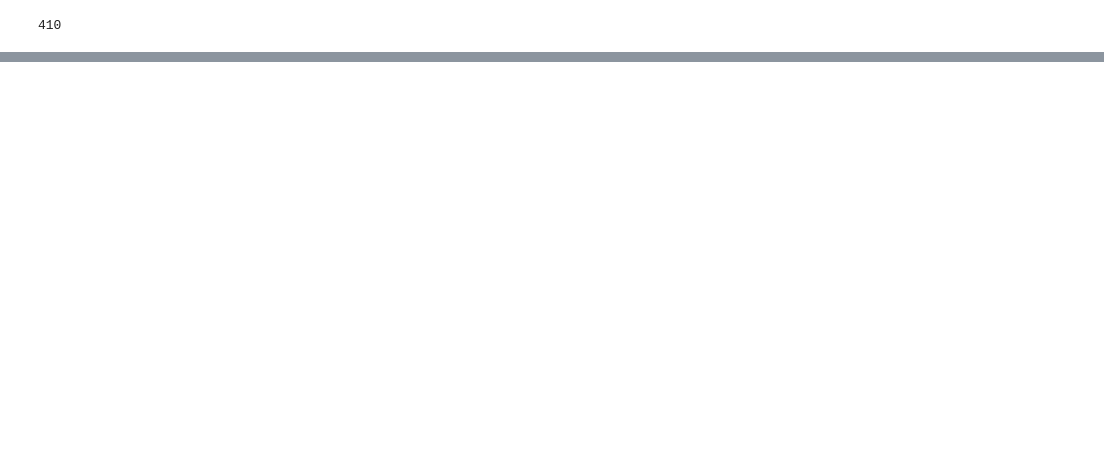
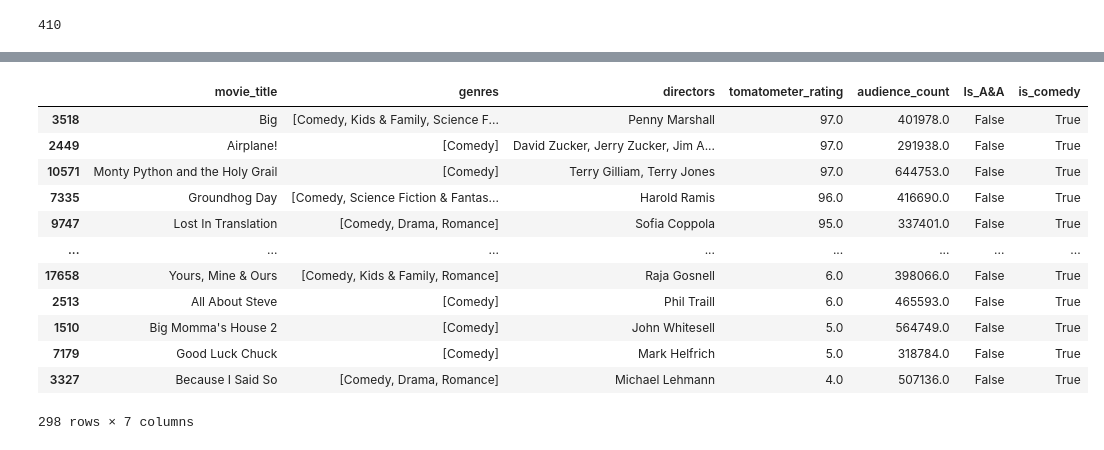
Before and after one commit to camdeman/MMA, a Jupyter notebook: project notebook.ipynb, the cells around one changed output, grey strips where cells are left out. Drawn from its saved outputs; the diff is of its cells as text; code cells hidden in the pictures; blank space fills up the shorter version.

Commit message:
differentiating by genre

```diff
--- a/Untitled.ipynb
+++ b/project notebook.ipynb
@@ -263,0 +298,8 @@ df_aud_count_3['Is_A&A'].sum()
+# %%
+def is_genre(genres):
+    if 'Comedy' in genres:
+        return True;
+    else:
+        return False;
+df_aud_count_3['is_comedy'] = df_aud_count_3['genres'].apply(is_genre)
+df_aud_count_3.head()
@@ -264,3 +318,21 @@ df_aud_count_3['Is_A&A'].sum()
+# %%
+df_Com=df_aud_count_3.loc[df_aud_count_3['is_comedy']== True]
+# %%
+df_Com.sort_values(by = 'tomatometer_rating', ascending = False)
+# %% [output]
+|  | movie_title | genres | directors | tomatometer_rating | audience_count | Is_A&A | is_comedy |
+| 3518 | Big | [Comedy, Kids & Family, Science F... | Penny Marshall | 97.0 | 401978.0 | False | True |
+| 2449 | Airplane! | [Comedy] | David Zucker, Jerry Zucker, Jim A... | 97.0 | 291938.0 | False | True |
+| 10571 | Monty Python and the Holy Grail | [Comedy] | Terry Gilliam, Terry Jones | 97.0 | 644753.0 | False | True |
+| 7335 | Groundhog Day | [Comedy, Science Fiction & Fantas... | Harold Ramis | 96.0 | 416690.0 | False | True |
+| 9747 | Lost In Translation | [Comedy, Drama, Romance] | Sofia Coppola | 95.0 | 337401.0 | False | True |
+| ... | ... | ... | ... | ... | ... | ... | ... |
+| 17658 | Yours, Mine & Ours | [Comedy, Kids & Family, Romance] | Raja Gosnell | 6.0 | 398066.0 | False | True |
+| 2513 | All About Steve | [Comedy] | Phil Traill | 6.0 | 465593.0 | False | True |
+| 1510 | Big Momma's House 2 | [Comedy] | John Whitesell | 5.0 | 564749.0 | False | True |
+| 7179 | Good Luck Chuck | [Comedy] | Mark Helfrich | 5.0 | 318784.0 | False | True |
+| 3327 | Because I Said So | [Comedy, Drama, Romance] | Michael Lehmann | 4.0 | 507136.0 | False | True |
+298 rows × 7 columns
 # %%
 #df_aud_count_3['genres'] = df_aud_count_3.explode(df_aud_count_3['genres'])
 # %%
```
Also changed, not shown: parts of 4 cells of this notebook.
